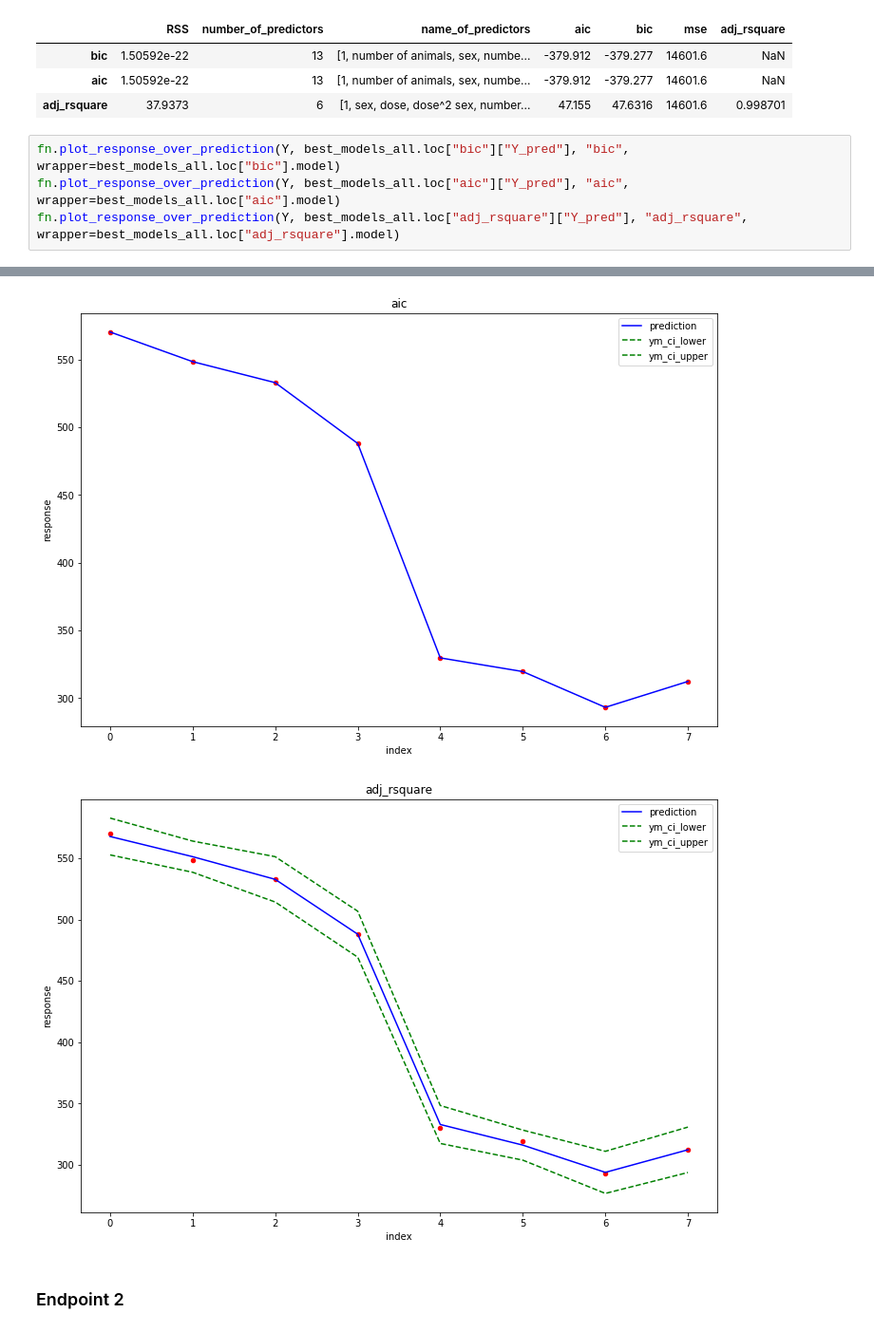
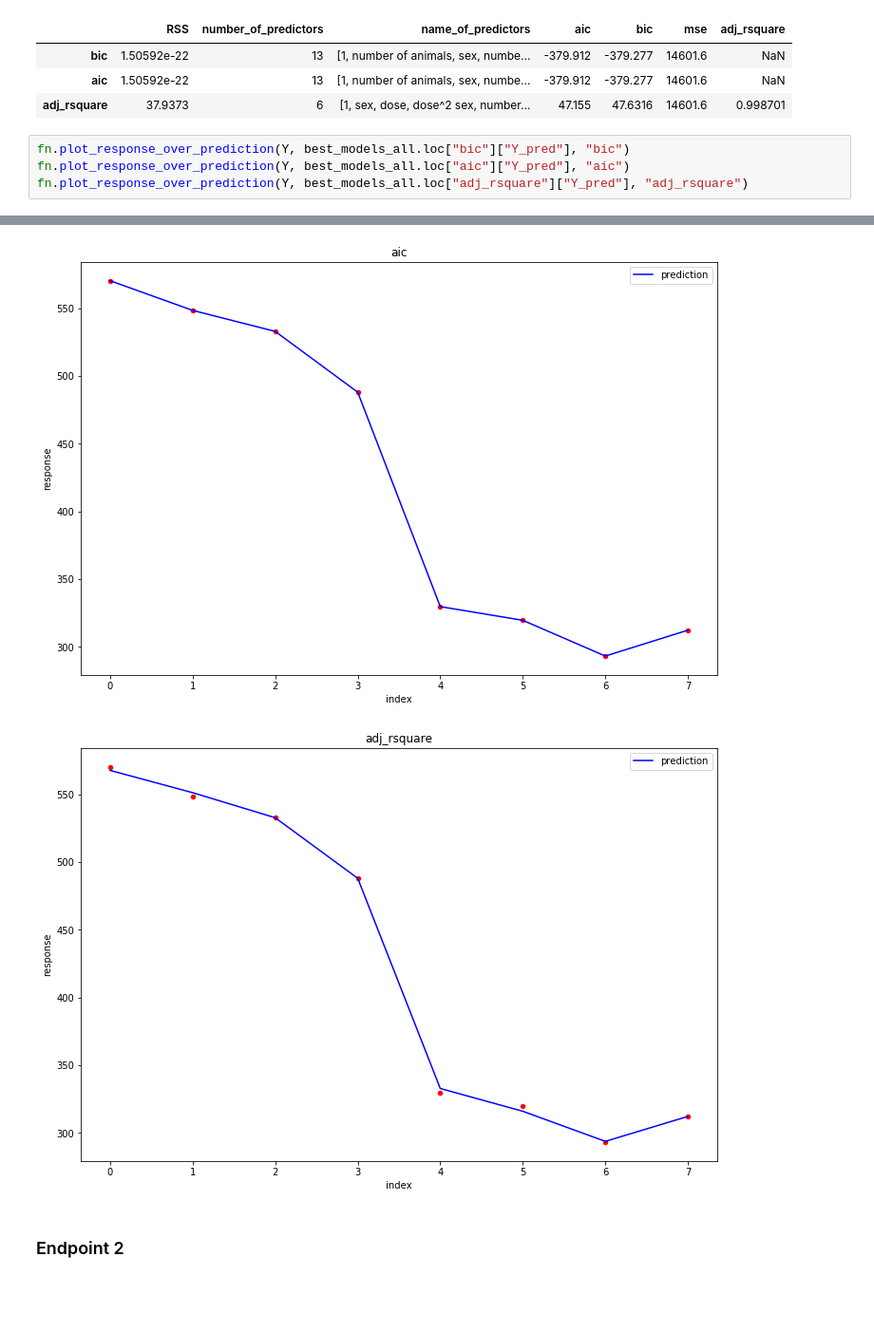
Before and after one commit to AndreaPrati98/EFSA_study, a Jupyter notebook: Notebooks/EFSA_study.ipynb, the cells around one changed output, grey strips where cells are left out. Shown at 95% size. Cells and saved outputs as stored; diff of their text form; blank space fills up the shorter version.

```diff
--- a/Notebooks/EFSA_study.ipynb
+++ b/Notebooks/EFSA_study.ipynb
@@ -186,7 +186,7 @@ display(best_models_all[["RSS", "number_of_predictors", "name_of_predictors", "a
 | aic | 1.50592e-22 | 13 | [1, number of animals, sex, numbe... | -379.912 | -379.277 | 14601.6 | NaN |
 | adj_rsquare | 37.9373 | 6 | [1, sex, dose, dose^2 sex, number... | 47.155 | 47.6316 | 14601.6 | 0.998701 |
 # %%
-fn.plot_response_over_prediction(Y, best_models_all.loc["bic"]["Y_pred"], "bic", wrapper=best_models_all.loc["bic"].model)
-fn.plot_response_over_prediction(Y, best_models_all.loc["aic"]["Y_pred"], "aic", wrapper=best_models_all.loc["aic"].model)
-fn.plot_response_over_prediction(Y, best_models_all.loc["adj_rsquare"]["Y_pred"], "adj_rsquare", wrapper=best_models_all.loc["adj_rsquare"].model)
+fn.plot_response_over_prediction(Y, best_models_all.loc["bic"]["Y_pred"], "bic")
+fn.plot_response_over_prediction(Y, best_models_all.loc["aic"]["Y_pred"], "aic")
+fn.plot_response_over_prediction(Y, best_models_all.loc["adj_rsquare"]["Y_pred"], "adj_rsquare")
 # %% [output]
@@ -194,5 +194,5 @@ fn.plot_response_over_prediction(Y, best_models_all.loc["adj_rsquare"]["Y_pred"]
-[figure, old version]
+[figure, new version]
-[figure, old version]
+[figure, new version]
 # %% [markdown]
 ### Endpoint 2
 # %%
```
Also changed, not shown: parts of 6 cells of this notebook, 1 other file.
